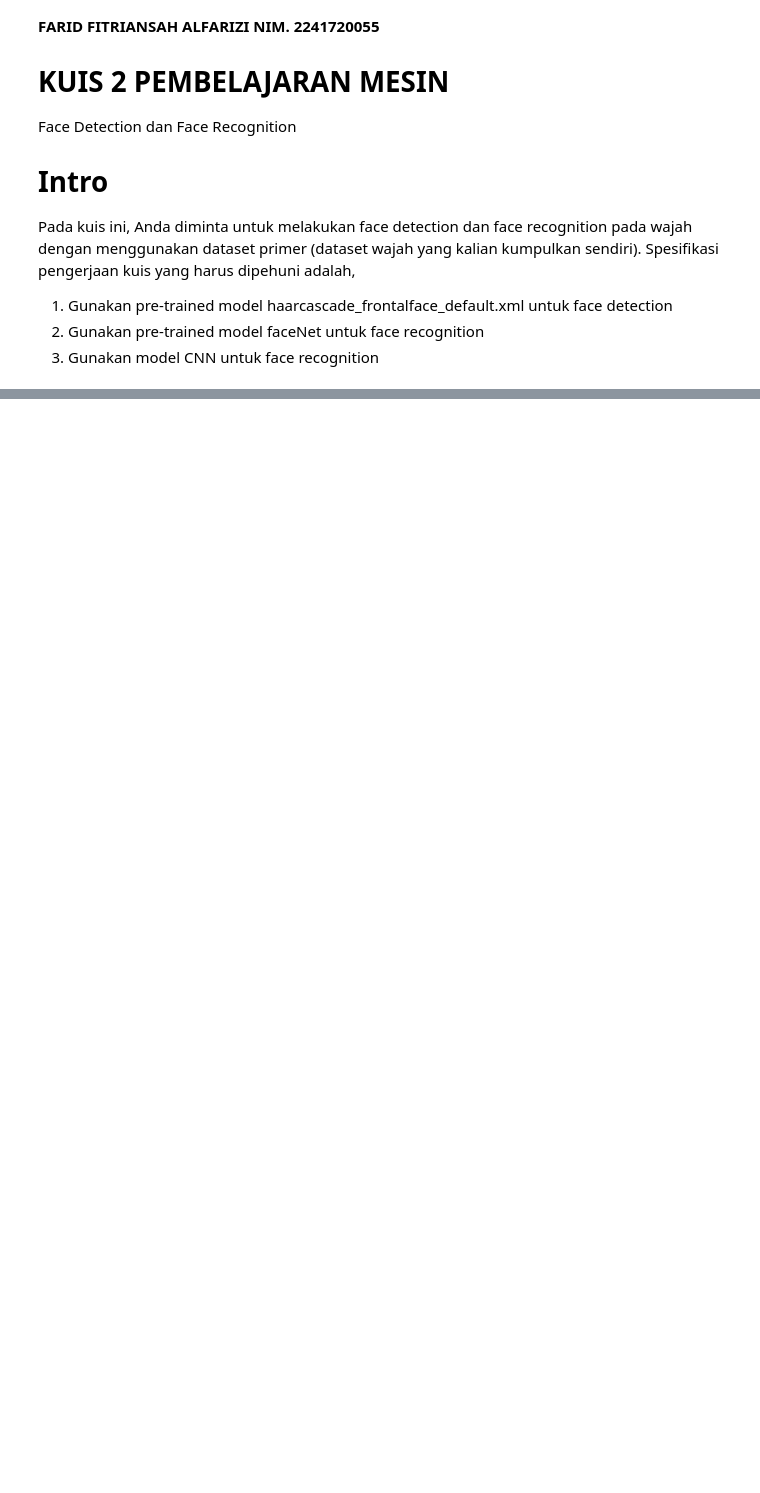
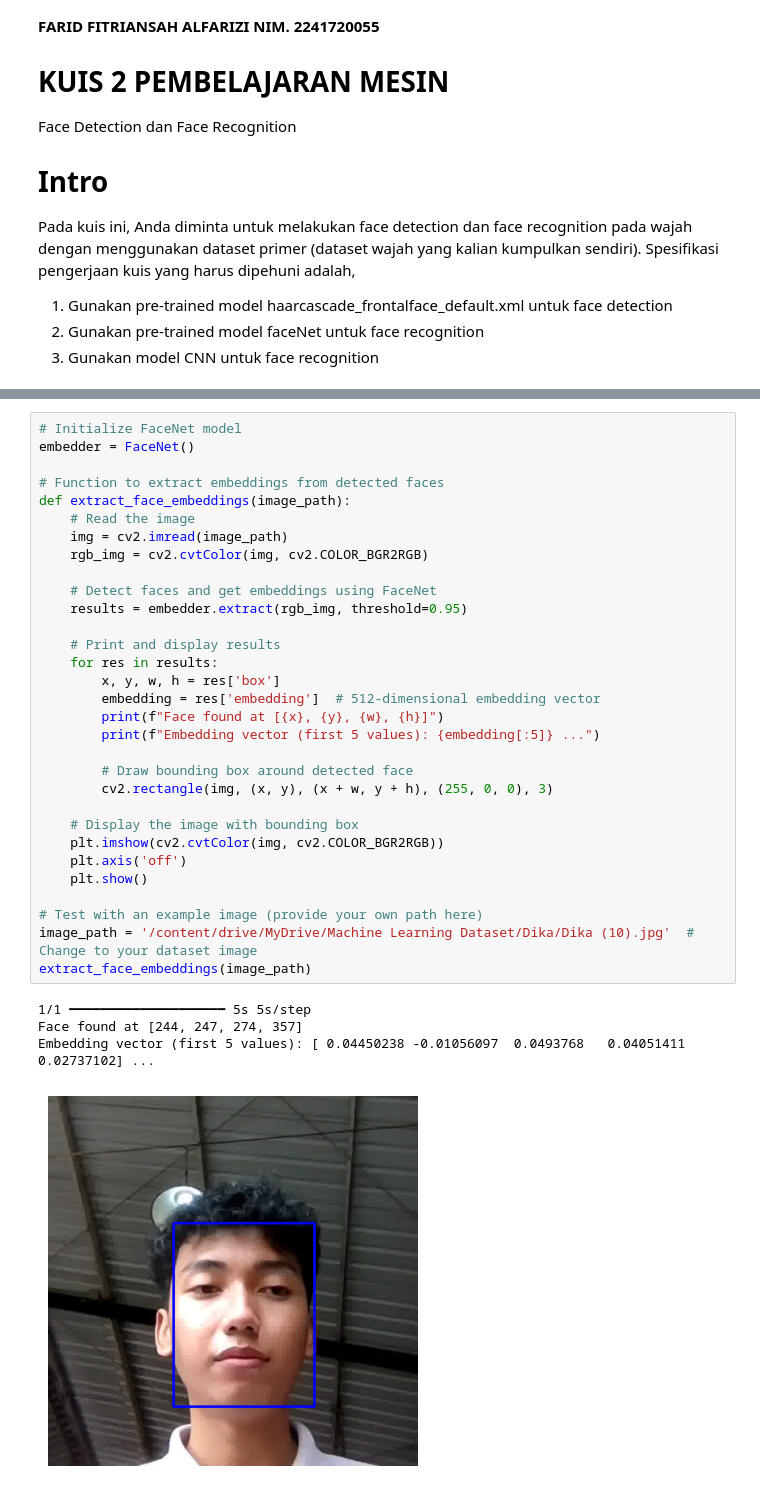
Before and after one commit to Andreagazy/Machine-Learning-2024, a Jupyter notebook: Kuis2_ML_Kelompok5.ipynb, the cells around one changed output, grey strips where cells are left out. Drawn from its saved outputs; the diff is of its cells as text; blank space fills up the shorter version.

```diff
--- a/Kuis2_ML_Kelompok5.ipynb
+++ b/Kuis2_ML_Kelompok5.ipynb
@@ -296,0 +94,36 @@ File diunggah: TestDeteksi (1).jpg
+# %%
+# Initialize FaceNet model
+embedder = FaceNet()
+
+# Function to extract embeddings from detected faces
+def extract_face_embeddings(image_path):
+    # Read the image
+    img = cv2.imread(image_path)
+    rgb_img = cv2.cvtColor(img, cv2.COLOR_BGR2RGB)
+
+    # Detect faces and get embeddings using FaceNet
+    results = embedder.extract(rgb_img, threshold=0.95)
+
+    # Print and display results
+    for res in results:
+        x, y, w, h = res['box']
+        embedding = res['embedding']  # 512-dimensional embedding vector
+        print(f"Face found at [{x}, {y}, {w}, {h}]")
+        print(f"Embedding vector (first 5 values): {embedding[:5]} ...")
+
+        # Draw bounding box around detected face
+        cv2.rectangle(img, (x, y), (x + w, y + h), (255, 0, 0), 3)
+
+    # Display the image with bounding box
+    plt.imshow(cv2.cvtColor(img, cv2.COLOR_BGR2RGB))
+    plt.axis('off')
+    plt.show()
+
+# Test with an example image (provide your own path here)
+image_path = '/content/drive/MyDrive/Machine Learning Dataset/Dika/Dika (10).jpg'  # Change to your dataset image
+extract_face_embeddings(image_path)
+# %% [output]
+1/1 ━━━━━━━━━━━━━━━━━━━━ 5s 5s/step
+Face found at [244, 247, 274, 357]
+Embedding vector (first 5 values): [ 0.04450238 -0.01056097  0.0493768   0.04051411  0.02737102] ...
+[figure, added]
```
Also changed, not shown: parts of 15 cells of this notebook.
